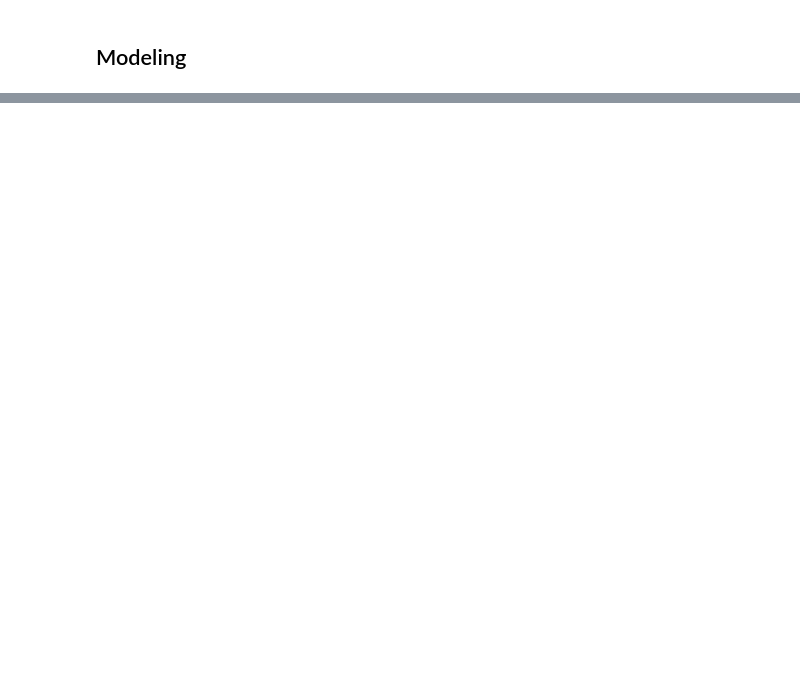
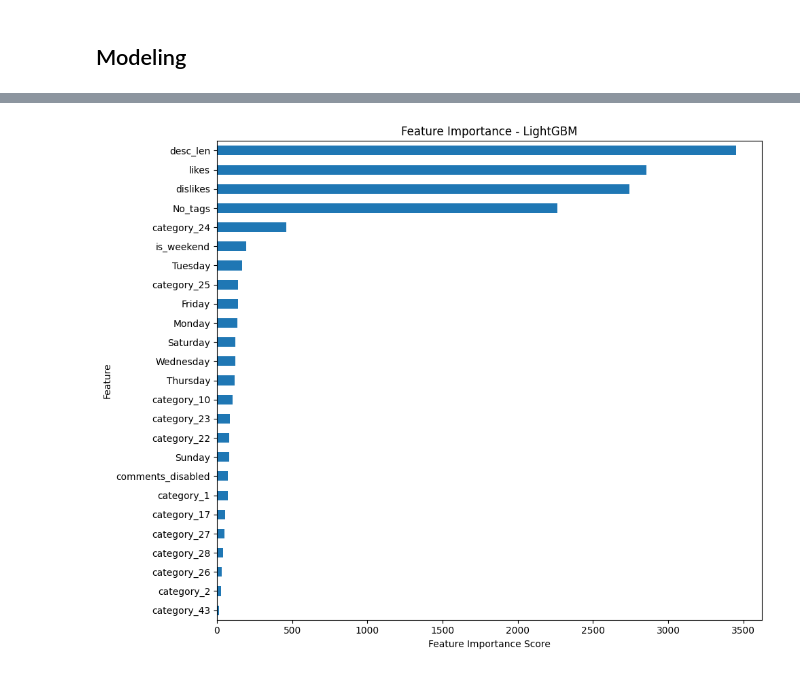
Before and after one commit to agirahmawandi/git_sl_2, a Jupyter notebook: Agi_Supervised_Learning.ipynb, the cells around one changed output, grey strips where cells are left out. Cells and saved outputs as stored; diff of their text form; code cells hidden in the pictures; blank space fills up the shorter version.

```diff
--- a/Agi_Supervised_Learning.ipynb
+++ b/Agi_Supervised_Learning.ipynb
@@ -326,7 +326,7 @@ df_cleaned.head()
 ## Handling outlier
 # %%
 print(f'Jumlah baris sebelum memfilter outlier: {len(df_cleaned)}')
-numbs = ['views', 'likes', 'desc_len']
+numbs = ['dislikes','views', 'likes','No_tags', 'desc_len']
 filtered_entries = np.array([True] * len(df_cleaned))
 for col in numbs:
     Q1 = df_cleaned[col].quantile(0.25)
@@ -354,7 +354,7 @@ Memnyeleksi feature numeric :
 3, menghapus kolom object karna berisi text saja dan sudah terwakilkan nilainya dengan kolom lain
 # %%
 #hapus kolom dislike, commend_count, No_tags, dan len_title
-df_cleaned.drop(columns=['dislikes', 'comment_count', 'No_tags', 'len_title'], inplace=True)
+df_cleaned.drop(columns=['comment_count', 'len_title'], inplace=True)
 # %%
 #menghapus seluruh kolom yang bertype object
 df_cleaned.drop(columns=df_cleaned.select_dtypes(include=['object']).columns, inplace=True)
@@ -460,16 +462,20 @@ def eval_model(name, model, xtrain, ytrain, xtest, ytest):
     ytrain_pred = model.predict(xtrain)
     ytest_pred = model.predict(xtest)
 
+    r2_train = r2_score(ytrain, ytrain_pred)
+    r2_test = r2_score(ytest, ytest_pred)
+
     print(f"\n\U0001F4C8 Model: {name}")
     print("\U0001F4CA Training Metrics:")
-    print(" - R^2     :", round(r2_score(ytrain, ytrain_pred), 4))
+    print(" - R^2     :", round(r2_train, 4))
     print(" - MAE     :", round(mean_absolute_error(ytrain, ytrain_pred), 4))
     print(" - RMSE    :", round(np.sqrt(mean_squared_error(ytrain, ytrain_pred)), 4))
 
     print("\U0001F4CA Testing Metrics:")
-    print(" - R^2     :", round(r2_score(ytest, ytest_pred), 4))
+    print(" - R^2     :", round(r2_test, 4))
     print(" - MAE     :", round(mean_absolute_error(ytest, ytest_pred), 4))
     print(" - RMSE    :", round(np.sqrt(mean_squared_error(ytest, ytest_pred)), 4))
+
     # ======================
     # 3. DETEKSI OVERFITTING / UNDERFITTING
     # ======================
@@ -480,6 +486,7 @@ def eval_model(name, model, xtrain, ytrain, xtest, ytest):
         print("⚠️  Underfitting kemungkinan terjadi → Model gagal mempelajari pola baik dari data.")
     else:
         print("✅  Model generalisasi dengan baik.")
+
 # ======================
 # 3. TRAIN BASE MODELS
 # ======================
@@ -630,0 +647,17 @@ Fitting 3 folds for each of 48 candidates, totalling 144 fits
+# %%
+# Fungsi menampilkan feature importance
+def show_feature_importance(model, feature_names):
+    importances = model.feature_importances_
+    feat_importances = pd.Series(importances, index=feature_names)
+    ax = feat_importances.nlargest(25).plot(kind='barh', figsize=(10, 8))
+    ax.invert_yaxis()
+    plt.xlabel('Feature Importance Score')
+    plt.ylabel('Feature')
+    plt.title('Feature Importance - LightGBM')
+    plt.tight_layout()
+    plt.show()
+# %%
+# Tampilkan feature importance
+show_feature_importance(best_lgbm, x.columns)
+# %% [output]
+[figure, added]
```
Also changed, not shown: parts of 5 cells of this notebook.
